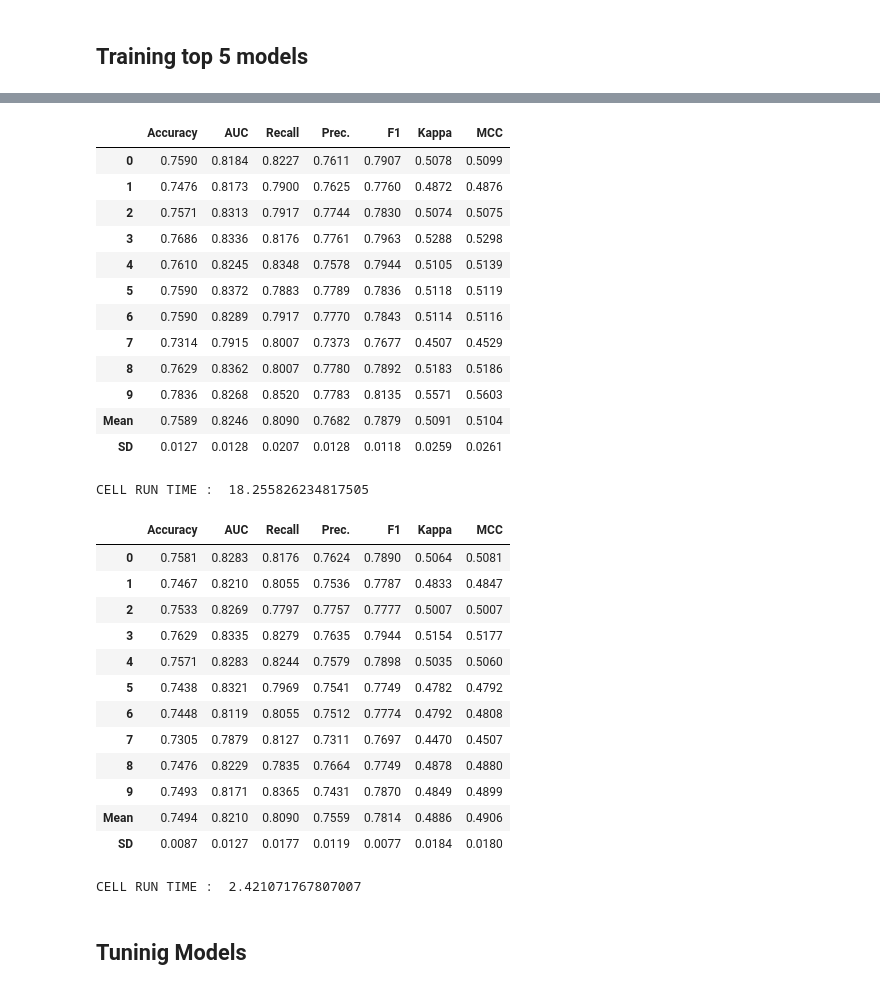
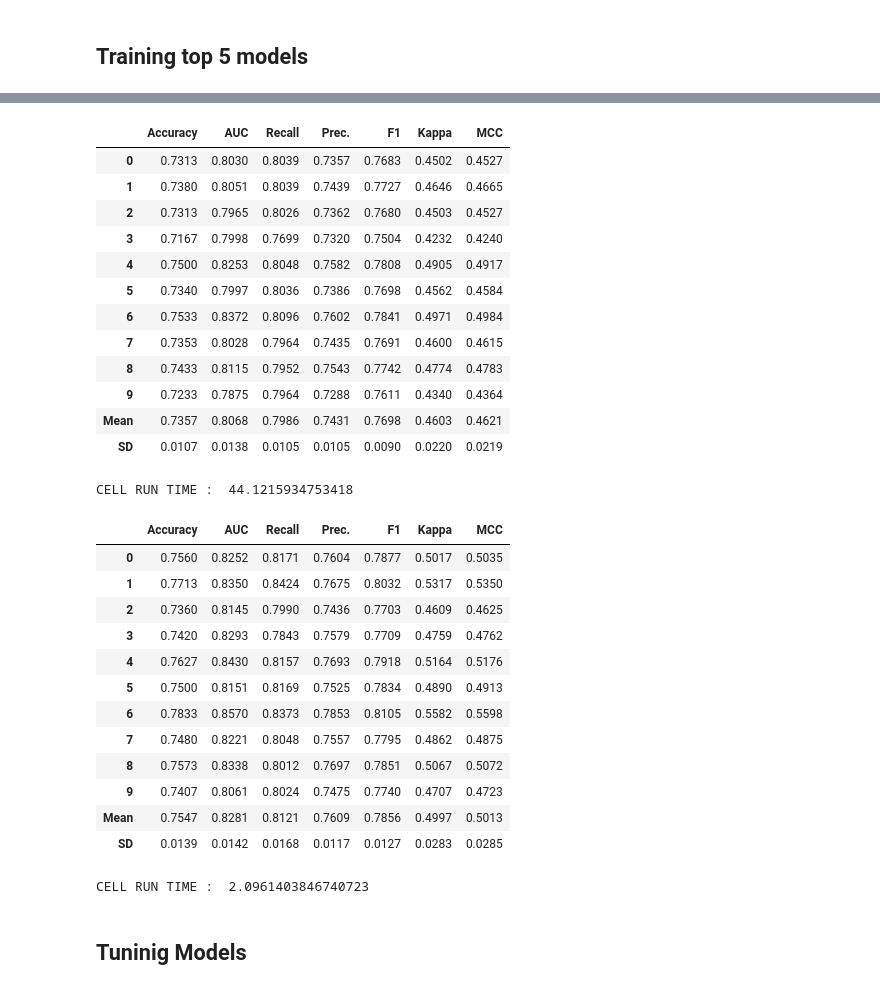
Before and after one commit to Bae-hong-seob/Dacon-SWuniversity-competition, a Jupyter notebook: Dolphin/test_pycaret1.ipynb, the cells around one changed output, grey strips where cells are left out. Saved outputs shown, nothing was run; the diff lists cells and outputs as text; code cells hidden in the pictures.

```diff
--- a/Dolphin/test_pycaret1.ipynb
+++ b/Dolphin/test_pycaret1.ipynb
@@ -421,24 +423,24 @@ CELL RUN TIME :  36.60556173324585
 # %%
 cell_start_time = time()
-model_xgb = create_model('xgboost', fold = 10)
-total_models.append(model_xgb)
+model_gbc = create_model('gbc', fold = 10)
+total_models.append(model_gbc)
 cell_end_time = time()
 print("CELL RUN TIME : ",cell_end_time - cell_start_time)
 # %% [output]
 |  | Accuracy | AUC | Recall | Prec. | F1 | Kappa | MCC |
-| 0 | 0.7590 | 0.8184 | 0.8227 | 0.7611 | 0.7907 | 0.5078 | 0.5099 |
-| 1 | 0.7476 | 0.8173 | 0.7900 | 0.7625 | 0.7760 | 0.4872 | 0.4876 |
-| 2 | 0.7571 | 0.8313 | 0.7917 | 0.7744 | 0.7830 | 0.5074 | 0.5075 |
-| 3 | 0.7686 | 0.8336 | 0.8176 | 0.7761 | 0.7963 | 0.5288 | 0.5298 |
-| 4 | 0.7610 | 0.8245 | 0.8348 | 0.7578 | 0.7944 | 0.5105 | 0.5139 |
-| 5 | 0.7590 | 0.8372 | 0.7883 | 0.7789 | 0.7836 | 0.5118 | 0.5119 |
-| 6 | 0.7590 | 0.8289 | 0.7917 | 0.7770 | 0.7843 | 0.5114 | 0.5116 |
-| 7 | 0.7314 | 0.7915 | 0.8007 | 0.7373 | 0.7677 | 0.4507 | 0.4529 |
-| 8 | 0.7629 | 0.8362 | 0.8007 | 0.7780 | 0.7892 | 0.5183 | 0.5186 |
-| 9 | 0.7836 | 0.8268 | 0.8520 | 0.7783 | 0.8135 | 0.5571 | 0.5603 |
-| Mean | 0.7589 | 0.8246 | 0.8090 | 0.7682 | 0.7879 | 0.5091 | 0.5104 |
-| SD | 0.0127 | 0.0128 | 0.0207 | 0.0128 | 0.0118 | 0.0259 | 0.0261 |
+| 0 | 0.7313 | 0.8030 | 0.8039 | 0.7357 | 0.7683 | 0.4502 | 0.4527 |
+| 1 | 0.7380 | 0.8051 | 0.8039 | 0.7439 | 0.7727 | 0.4646 | 0.4665 |
+| 2 | 0.7313 | 0.7965 | 0.8026 | 0.7362 | 0.7680 | 0.4503 | 0.4527 |
+| 3 | 0.7167 | 0.7998 | 0.7699 | 0.7320 | 0.7504 | 0.4232 | 0.4240 |
+| 4 | 0.7500 | 0.8253 | 0.8048 | 0.7582 | 0.7808 | 0.4905 | 0.4917 |
+| 5 | 0.7340 | 0.7997 | 0.8036 | 0.7386 | 0.7698 | 0.4562 | 0.4584 |
+| 6 | 0.7533 | 0.8372 | 0.8096 | 0.7602 | 0.7841 | 0.4971 | 0.4984 |
+| 7 | 0.7353 | 0.8028 | 0.7964 | 0.7435 | 0.7691 | 0.4600 | 0.4615 |
+| 8 | 0.7433 | 0.8115 | 0.7952 | 0.7543 | 0.7742 | 0.4774 | 0.4783 |
+| 9 | 0.7233 | 0.7875 | 0.7964 | 0.7288 | 0.7611 | 0.4340 | 0.4364 |
+| Mean | 0.7357 | 0.8068 | 0.7986 | 0.7431 | 0.7698 | 0.4603 | 0.4621 |
+| SD | 0.0107 | 0.0138 | 0.0105 | 0.0105 | 0.0090 | 0.0220 | 0.0219 |
-CELL RUN TIME :  18.255826234817505
+CELL RUN TIME :  44.1215934753418
 # %%
 cell_start_time = time()
 model_lgbm = create_model('lightgbm', fold = 10)
@@ -447,19 +449,19 @@ cell_end_time = time()
 print("CELL RUN TIME : ",cell_end_time - cell_start_time)
 # %% [output]
 |  | Accuracy | AUC | Recall | Prec. | F1 | Kappa | MCC |
-| 0 | 0.7581 | 0.8283 | 0.8176 | 0.7624 | 0.7890 | 0.5064 | 0.5081 |
-| 1 | 0.7467 | 0.8210 | 0.8055 | 0.7536 | 0.7787 | 0.4833 | 0.4847 |
-| 2 | 0.7533 | 0.8269 | 0.7797 | 0.7757 | 0.7777 | 0.5007 | 0.5007 |
-| 3 | 0.7629 | 0.8335 | 0.8279 | 0.7635 | 0.7944 | 0.5154 | 0.5177 |
-| 4 | 0.7571 | 0.8283 | 0.8244 | 0.7579 | 0.7898 | 0.5035 | 0.5060 |
-| 5 | 0.7438 | 0.8321 | 0.7969 | 0.7541 | 0.7749 | 0.4782 | 0.4792 |
-| 6 | 0.7448 | 0.8119 | 0.8055 | 0.7512 | 0.7774 | 0.4792 | 0.4808 |
-| 7 | 0.7305 | 0.7879 | 0.8127 | 0.7311 | 0.7697 | 0.4470 | 0.4507 |
-| 8 | 0.7476 | 0.8229 | 0.7835 | 0.7664 | 0.7749 | 0.4878 | 0.4880 |
-| 9 | 0.7493 | 0.8171 | 0.8365 | 0.7431 | 0.7870 | 0.4849 | 0.4899 |
-| Mean | 0.7494 | 0.8210 | 0.8090 | 0.7559 | 0.7814 | 0.4886 | 0.4906 |
-| SD | 0.0087 | 0.0127 | 0.0177 | 0.0119 | 0.0077 | 0.0184 | 0.0180 |
+| 0 | 0.7560 | 0.8252 | 0.8171 | 0.7604 | 0.7877 | 0.5017 | 0.5035 |
+| 1 | 0.7713 | 0.8350 | 0.8424 | 0.7675 | 0.8032 | 0.5317 | 0.5350 |
+| 2 | 0.7360 | 0.8145 | 0.7990 | 0.7436 | 0.7703 | 0.4609 | 0.4625 |
+| 3 | 0.7420 | 0.8293 | 0.7843 | 0.7579 | 0.7709 | 0.4759 | 0.4762 |
+| 4 | 0.7627 | 0.8430 | 0.8157 | 0.7693 | 0.7918 | 0.5164 | 0.5176 |
+| 5 | 0.7500 | 0.8151 | 0.8169 | 0.7525 | 0.7834 | 0.4890 | 0.4913 |
+| 6 | 0.7833 | 0.8570 | 0.8373 | 0.7853 | 0.8105 | 0.5582 | 0.5598 |
+| 7 | 0.7480 | 0.8221 | 0.8048 | 0.7557 | 0.7795 | 0.4862 | 0.4875 |
+| 8 | 0.7573 | 0.8338 | 0.8012 | 0.7697 | 0.7851 | 0.5067 | 0.5072 |
+| 9 | 0.7407 | 0.8061 | 0.8024 | 0.7475 | 0.7740 | 0.4707 | 0.4723 |
+| Mean | 0.7547 | 0.8281 | 0.8121 | 0.7609 | 0.7856 | 0.4997 | 0.5013 |
+| SD | 0.0139 | 0.0142 | 0.0168 | 0.0117 | 0.0127 | 0.0283 | 0.0285 |
-CELL RUN TIME :  2.421071767807007
+CELL RUN TIME :  2.0961403846740723
 # %% [markdown]
 ## Tuninig Models
 # %%
```
Also changed, not shown: parts of 21 cells of this notebook, 4 other files.
